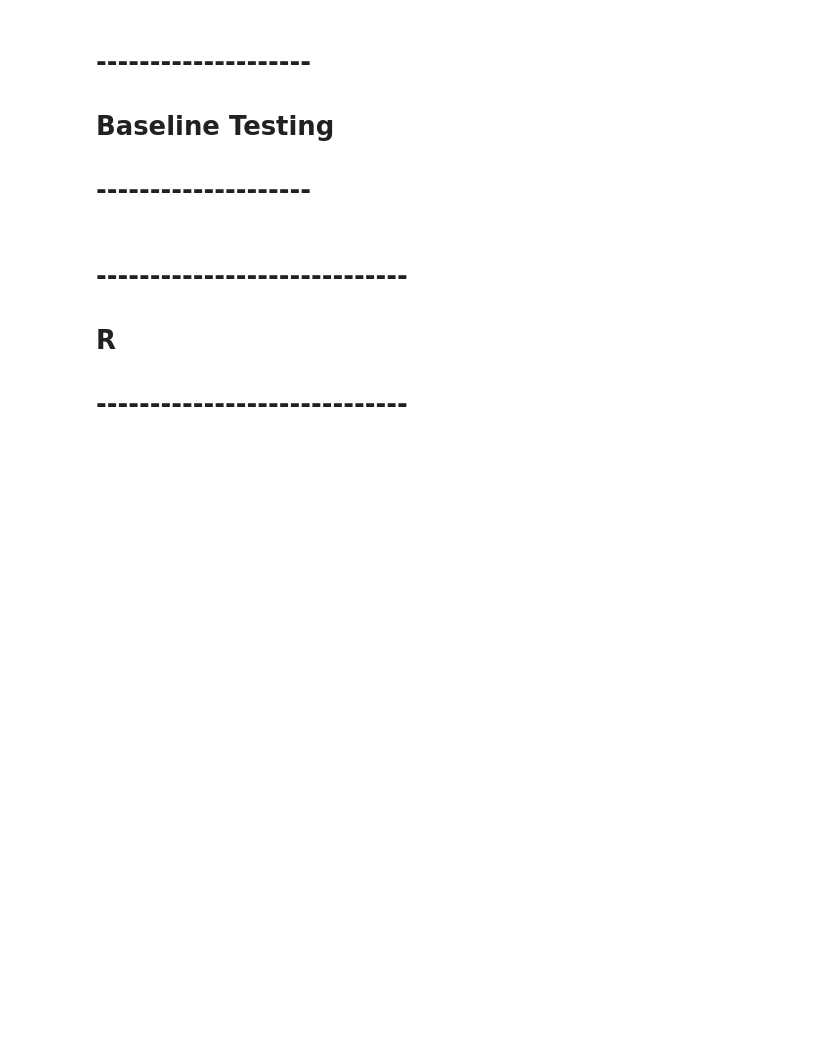
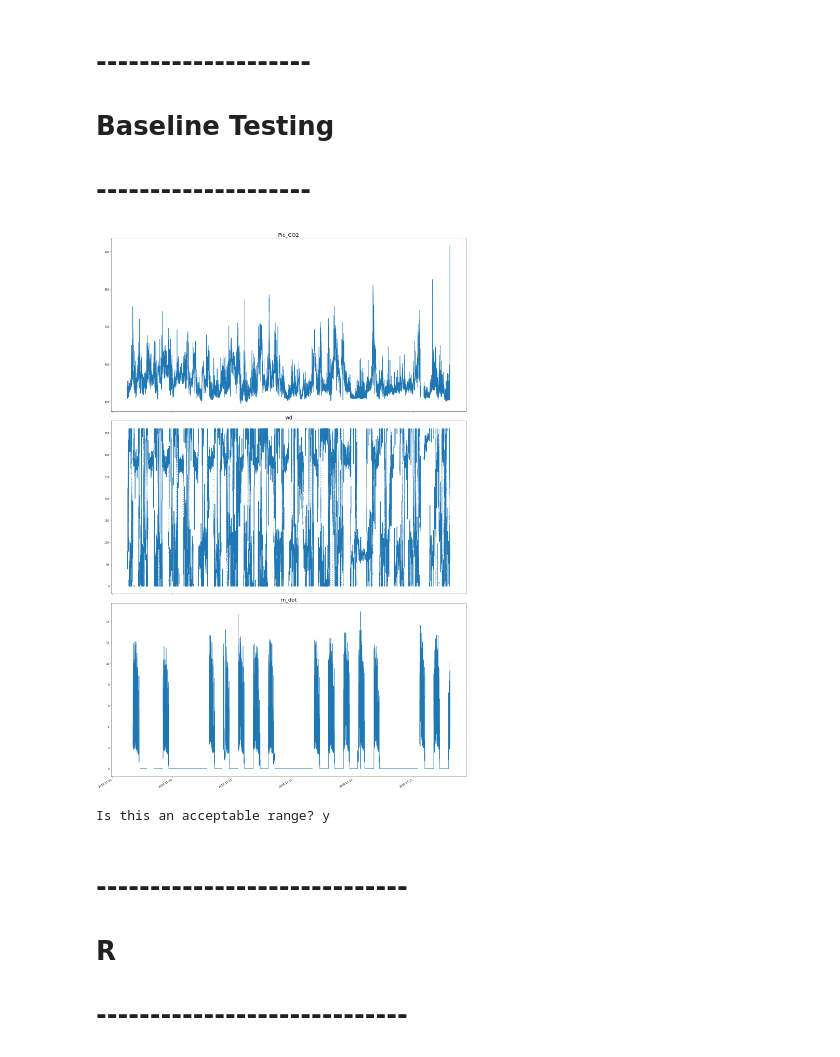
Before and after one commit to agmeyer4/CO2_Eddy, a Jupyter notebook: Data_Viewer.ipynb, the cells around one changed output. Drawn from its saved outputs; the diff is of its cells as text; code cells hidden in the pictures; blank space fills up the shorter version.

```diff
--- a/Data_Viewer.ipynb
+++ b/Data_Viewer.ipynb
@@ -125,3 +135,16 @@ testdf = plot_refinement_all([[d[key],'Corrected_DT',col],
+# %%
+#new = wind_add(new,'ANEM_X','ANEM_Y')
+graph = [\
+         [new,'Corrected_DT','Pic_CO2'],\
+         #[new,'Corrected_DT','excess_Pic_CH4'],\
+         [new,'Corrected_DT','wd'],\
+         [new,'Corrected_DT','m_dot']\
+        ]
+
+test_df = plot_refinement_all(graph,'separate')
+# %% [output]
+[figure, added]
+Is this an acceptable range? y
 # %% [markdown]
 # -----------------------------
 # R
```
Also changed, not shown: parts of 22 cells of this notebook, 13 other files.
